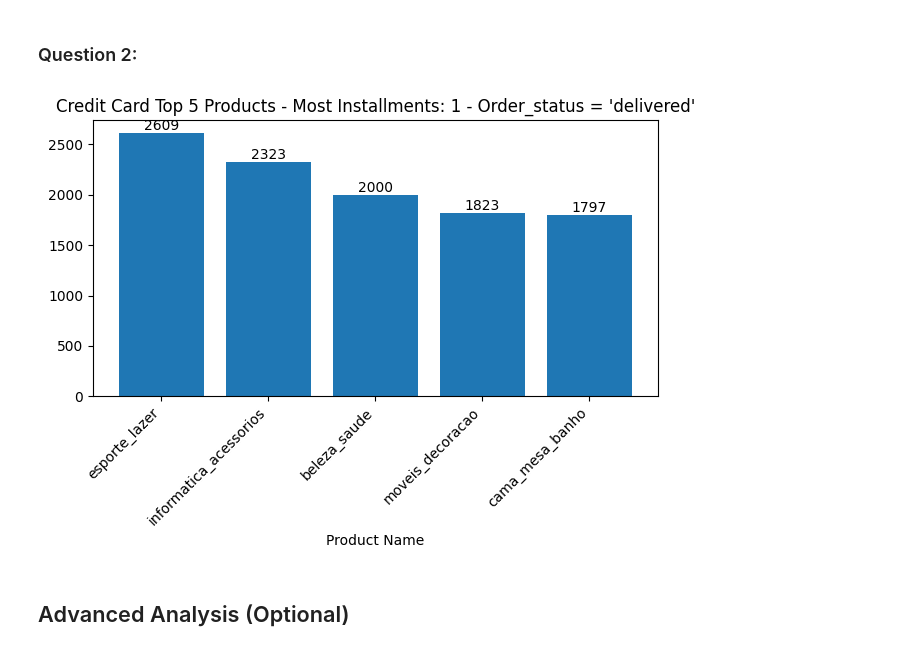
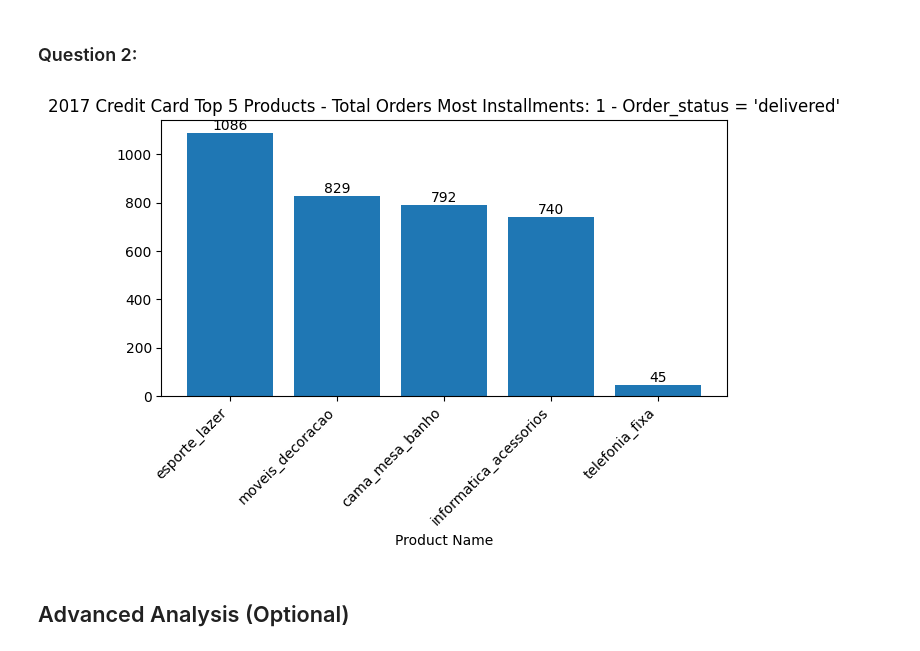
Before and after one commit to RedimRedim/Dicoding_Submission_DataAnalyst, a Jupyter notebook: Proyek_Analisis_Data_duckdb.ipynb, the cells around one changed output. Drawn from its saved outputs; the diff is of its cells as text; code cells hidden in the pictures.

```diff
--- a/Proyek_Analisis_Data_duckdb.ipynb
+++ b/Proyek_Analisis_Data_duckdb.ipynb
@@ -88,7 +88,8 @@ payment_type_result
 | 2 | voucher | 6123 | 396110.42 | 5.0 | 2.0 |
 | 3 | debit_card | 1654 | 246727.51 | 1.0 | 1.0 |
 # %%
-payment_result_most_installments = conn.execute('''
+year = 2017
+payment_result_most_installments = conn.execute(f'''
              -- finding most using payment_installments
              With most_payment_installments as (
              SELECT payment_installments, sum(payment_value) as total_payment
@@ -105,10 +106,15 @@ payment_result_most_installments = conn.execute('''
 
              -- getting product name based on order_id
              product_category_output as (
-               select payment_installments, product_df.product_category_name, count(order_output.order_id) as total_order, sum(payment_value) as total_payment from order_output
+               select
+               extract(year from order_approved_at) as year,
+               payment_installments,
+               product_df.product_category_name,
+               count(order_output.order_id) as total_order,
+               sum(payment_value) as total_payment from order_output
                INNER JOIN product_df ON order_output.order_id = product_df.order_id
-              WHERE order_status like '%delivered%'
-               group by payment_installments , product_df.product_category_name
+              WHERE order_status like '%delivered%' and extract(year from order_approved_at) = '{year}'
+               group by year, payment_installments , product_df.product_category_name
                order by total_payment desc limit 5
              )
 
@@ -189,16 +152,16 @@ plt.show()
 # %%
 plt.bar(x=payment_result_most_installments['product_category_name'],height=payment_result_most_installments['total_order'])
 plt.xlabel("Product Name")
-plt.title(f"Credit Card Top 5 Products - Most Installments: {payment_result_most_installments['payment_installments'][0]} - Order_status = 'delivered'")
+plt.title(f"{payment_result_most_installments['year'][0]} Credit Card Top 5 Products - Total Orders Most Installments: {payment_result_most_installments['payment_installments'][0]} - Order_status = 'delivered'")
 
 # Add labels on top of the bars
 for i, value in enumerate(payment_result_most_installments['total_order']):
     plt.text(i, value + 0.1, str(value), ha='center', va='bottom')  # Adjust the label position slightly above the bar
 
 plt.xticks(rotation=45, ha='right')  # Rotates labels 45 degrees and aligns them to the right
 plt.tight_layout()  # This automatically adjusts the padding to fit the labels
 plt.show()
 # %% [output]
-[figure, old version]
+[figure, new version]
 # %% [markdown]
 ## Advanced Analysis (Optional)
```
Also changed, not shown: parts of 5 cells of this notebook, 11 other files.
